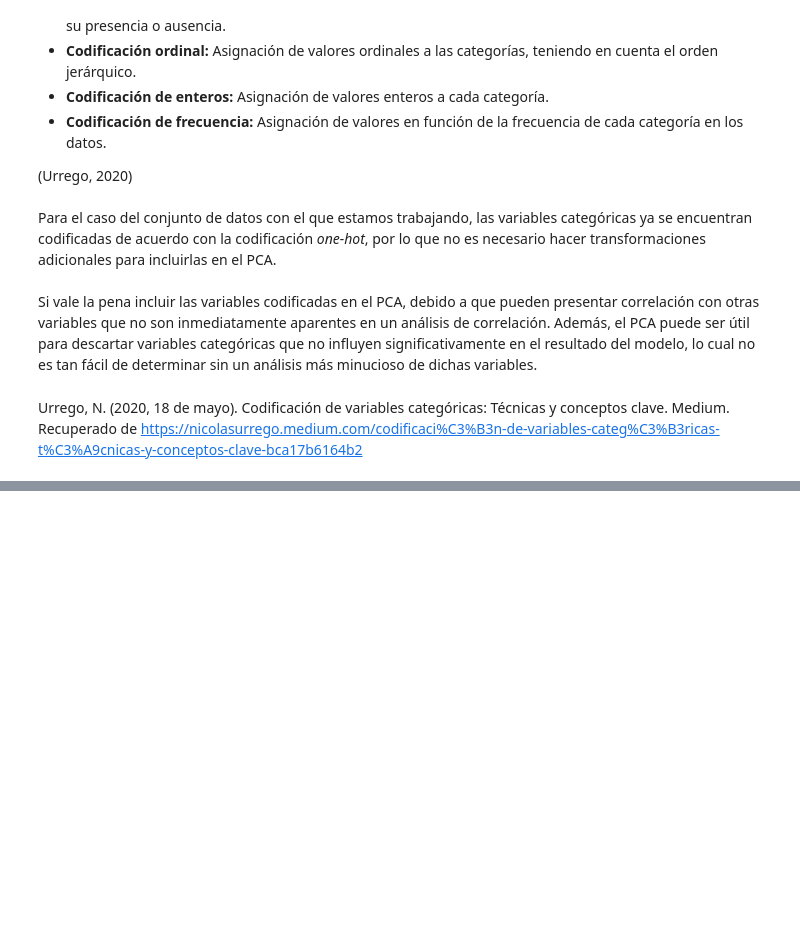
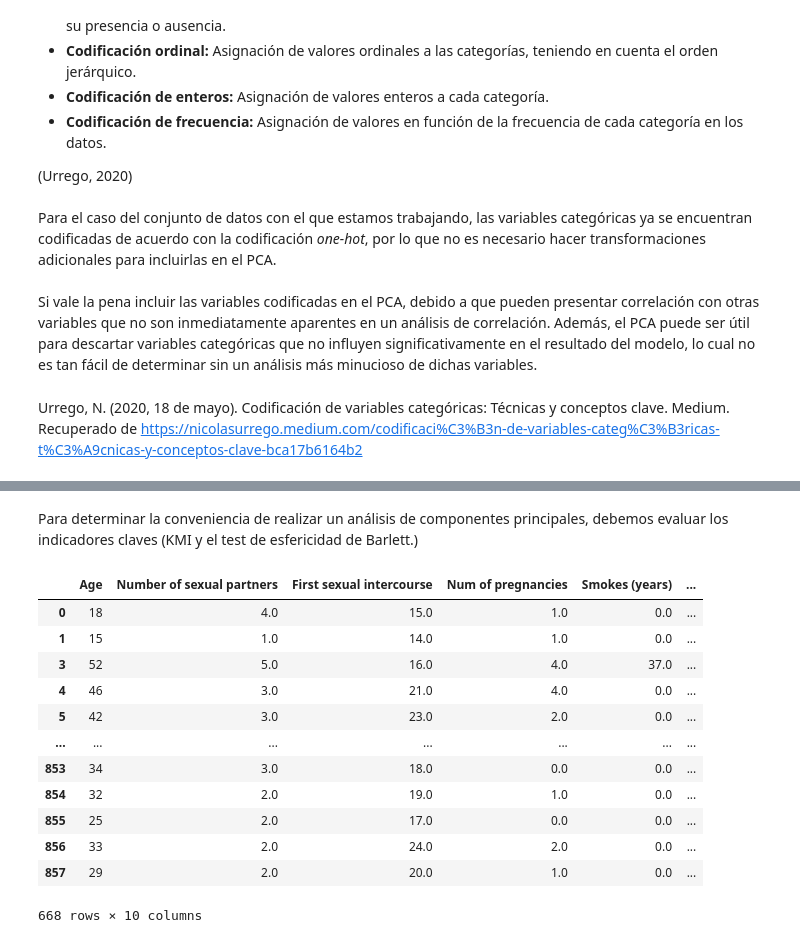
Before and after one commit to jazurdia/DS-lab01, a Jupyter notebook: lab01.ipynb, the cells around one changed output, grey strips where cells are left out. Cells and saved outputs as stored; diff of their text form; code cells hidden in the pictures; blank space fills up the shorter version.

```diff
--- a/lab01.ipynb
+++ b/lab01.ipynb
@@ -406,0 +409,2 @@ Urrego, N. (2020, 18 de mayo). Codificación de variables categóricas: Técnica
+# %% [markdown]
+Para determinar la conveniencia de realizar un análisis de componentes principales, debemos evaluar los indicadores claves (KMI y el test de esfericidad de Barlett.)
@@ -406,0 +416,17 @@ Urrego, N. (2020, 18 de mayo). Codificación de variables categóricas: Técnica
+# %%
+df_cuant = df[variables_cuantitativas].copy()
+df_cuant
+# %% [output]
+|  | Age | Number of sexual partners | First sexual intercourse | Num of pregnancies | Smokes (years) | ... |
+| 0 | 18 | 4.0 | 15.0 | 1.0 | 0.0 | ... |
+| 1 | 15 | 1.0 | 14.0 | 1.0 | 0.0 | ... |
+| 3 | 52 | 5.0 | 16.0 | 4.0 | 37.0 | ... |
+| 4 | 46 | 3.0 | 21.0 | 4.0 | 0.0 | ... |
+| 5 | 42 | 3.0 | 23.0 | 2.0 | 0.0 | ... |
+| ... | ... | ... | ... | ... | ... | ... |
+| 853 | 34 | 3.0 | 18.0 | 0.0 | 0.0 | ... |
+| 854 | 32 | 2.0 | 19.0 | 1.0 | 0.0 | ... |
+| 855 | 25 | 2.0 | 17.0 | 0.0 | 0.0 | ... |
+| 856 | 33 | 2.0 | 24.0 | 2.0 | 0.0 | ... |
+| 857 | 29 | 2.0 | 20.0 | 1.0 | 0.0 | ... |
+668 rows × 10 columns
```
Also changed, not shown: parts of 13 cells of this notebook, 1 other file.
